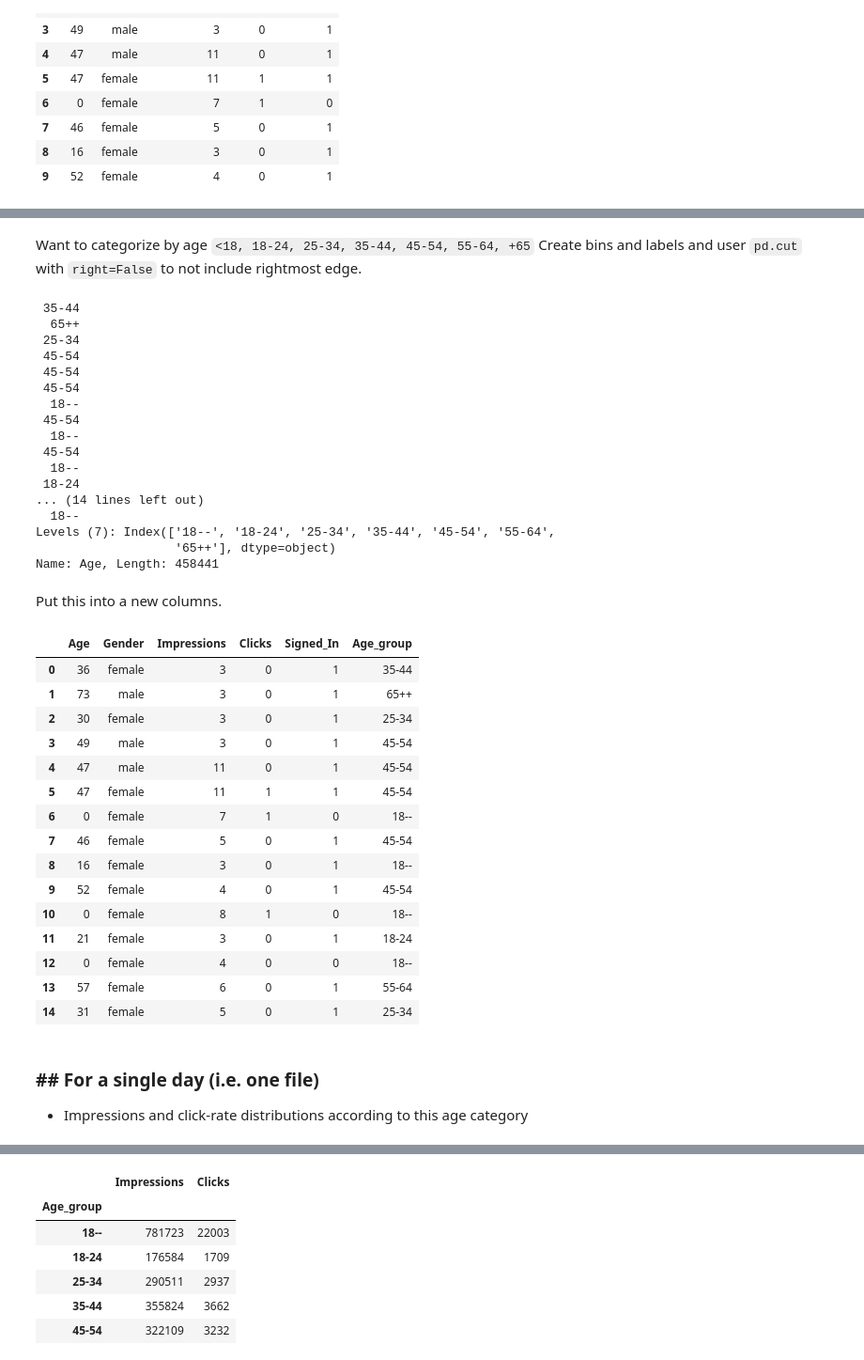
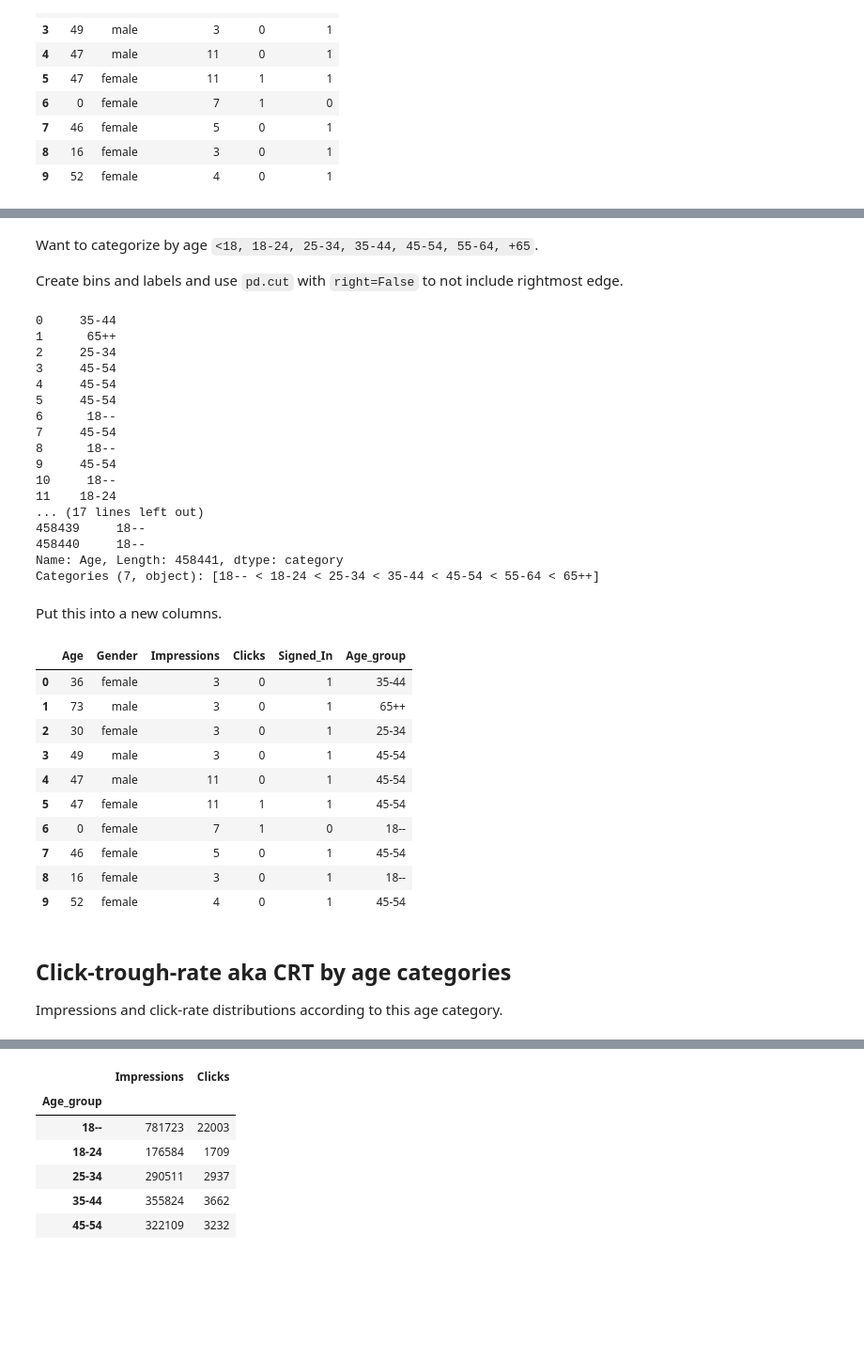
Before and after one commit to garaud/doing_pydata_science, a Jupyter notebook: chapter2-eda.ipynb, the cells around one changed output, grey strips where cells are left out. Shown at 94% size. Drawn from its saved outputs; the diff is of its cells as text; code cells hidden in the pictures; blank space fills up the shorter version.

```diff
--- a/chapter2-eda.ipynb
+++ b/chapter2-eda.ipynb
@@ -11,3 +20,5 @@ content = urllib2.urlopen(URL).read()
+# %%
+resp = requests.get(URL)
 # %% [markdown]
 Save it to a CSV file.
 # %%
@@ -28,8 +55,9 @@ pandas version 0.14.1
 # %%
-pd.options.display.mpl_style = "default"
+plt.style.use("ggplot")
+# pd.options.display.mpl_style = "default"
 # %%
 # Read the file or the 'content'
-df = pd.read_csv(StringIO(content))
+df = pd.read_csv(StringIO(resp.content))
 # %%
 df.head()
 # %% [output]
@@ -73,55 +103,51 @@ df.head(10)
 # %% [markdown]
-Want to categorize by age `<18, 18-24, 25-34, 35-44, 45-54, 55-64, +65`
-Create bins and labels and user `pd.cut` with `right=False` to not include rightmost edge.
+Want to categorize by age `<18, 18-24, 25-34, 35-44, 45-54, 55-64, +65`.
+
+Create bins and labels and use `pd.cut` with `right=False` to not include rightmost edge.
 # %%
 age_range = [0, 19, 25, 35, 45, 55, 65, np.inf]
 age_labels = ['18--', '18-24', '25-34', '35-44', '45-54', '55-64', '65++']
 # %%
 pd.cut(df['Age'], bins=age_range, right=False, labels=age_labels)
 # %% [output]
- 35-44
-  65++
- 25-34
- 45-54
- 45-54
- 45-54
-  18--
- 45-54
-  18--
- 45-54
-  18--
- 18-24
-... (14 lines left out)
-  18--
-Levels (7): Index(['18--', '18-24', '25-34', '35-44', '45-54', '55-64',
-                   '65++'], dtype=object)
-Name: Age, Length: 458441
+0     35-44
+1      65++
+2     25-34
+3     45-54
+4     45-54
+5     45-54
+6      18--
+7     45-54
+8      18--
+9     45-54
+10     18--
+11    18-24
+... (17 lines left out)
+458439     18--
+458440     18--
+Name: Age, Length: 458441, dtype: category
+Categories (7, object): [18-- < 18-24 < 25-34 < 35-44 < 45-54 < 55-64 < 65++]
 # %% [markdown]
 Put this into a new columns.
 # %%
 df['Age_group'] = pd.cut(df['Age'], bins=age_range, right=False, labels=age_labels)
 # %%
-df.head(15)
+df.head(10)
 # %% [output]
 |  | Age | Gender | Impressions | Clicks | Signed_In | Age_group |
 | 0 | 36 | female | 3 | 0 | 1 | 35-44 |
 | 1 | 73 | male | 3 | 0 | 1 | 65++ |
 | 2 | 30 | female | 3 | 0 | 1 | 25-34 |
 | 3 | 49 | male | 3 | 0 | 1 | 45-54 |
 | 4 | 47 | male | 11 | 0 | 1 | 45-54 |
 | 5 | 47 | female | 11 | 1 | 1 | 45-54 |
 | 6 | 0 | female | 7 | 1 | 0 | 18-- |
 | 7 | 46 | female | 5 | 0 | 1 | 45-54 |
 | 8 | 16 | female | 3 | 0 | 1 | 18-- |
 | 9 | 52 | female | 4 | 0 | 1 | 45-54 |
-| 10 | 0 | female | 8 | 1 | 0 | 18-- |
-| 11 | 21 | female | 3 | 0 | 1 | 18-24 |
-| 12 | 0 | female | 4 | 0 | 0 | 18-- |
-| 13 | 57 | female | 6 | 0 | 1 | 55-64 |
-| 14 | 31 | female | 5 | 0 | 1 | 25-34 |
 # %% [markdown]
-### ## For a single day (i.e. one file)
+## Click-trough-rate aka CRT by age categories
 
-* Impressions and click-rate distributions according to this age category
+Impressions and click-rate distributions according to this age category.
 # %% [markdown]
 Let's group data by this `Age_group` just for the impressions and clicks columns and count the number of each.
```
Also changed, not shown: parts of 26 cells of this notebook, 1 other file.
